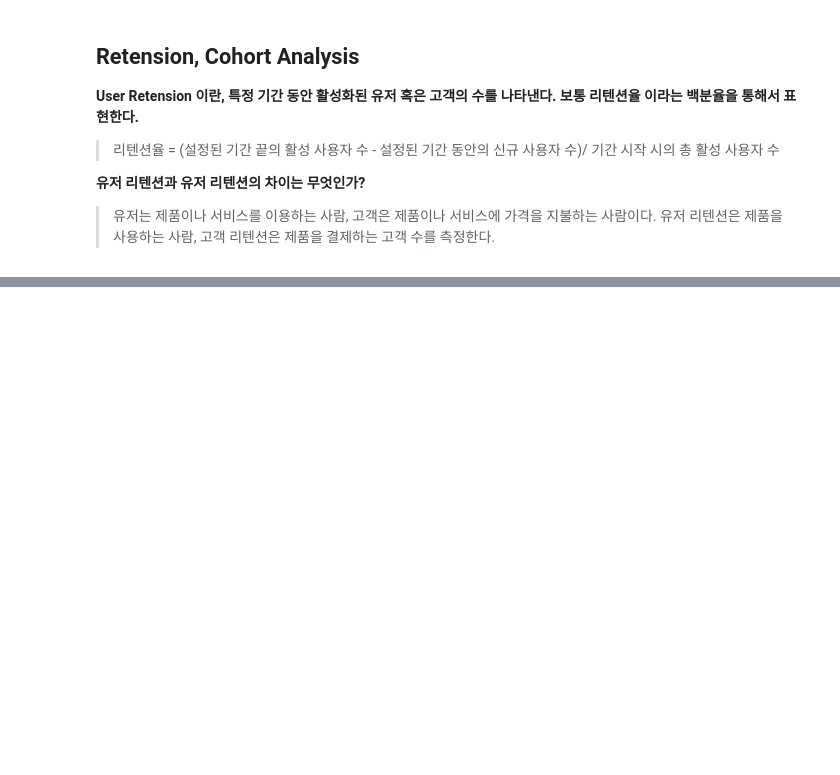
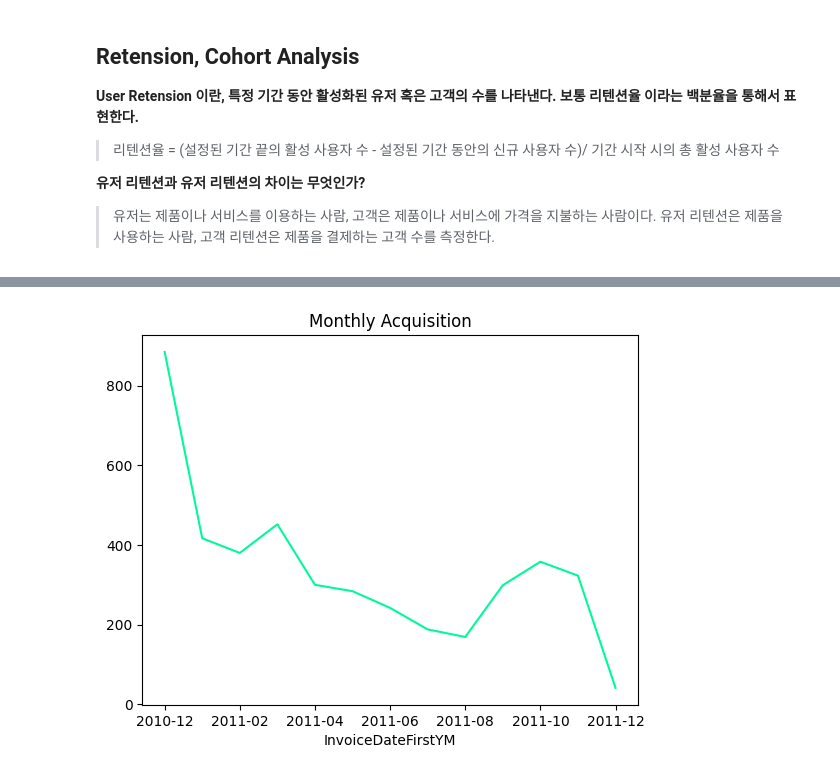
Before and after one commit to JINDOT/Data_Analysis_, a Jupyter notebook: Online_Retail.ipynb, the cells around one changed output, grey strips where cells are left out. Cells and saved outputs as stored; diff of their text form; code cells hidden in the pictures; blank space fills up the shorter version.

```diff
--- a/Online_Retail.ipynb
+++ b/Online_Retail.ipynb
@@ -1100,0 +1299,5 @@ df_valid.groupby('InvoiceYM').agg ({'InvoiceNo':'count', 'StockCode':'nunique','
+# %%
+# Monthly Acquisition(plot)
+cohort_count[1].plot(title='Monthly Acquisition', color='mediumspringgreen');
+# %% [output]
+[figure, added]
```
Also changed, not shown: parts of 34 cells of this notebook.
